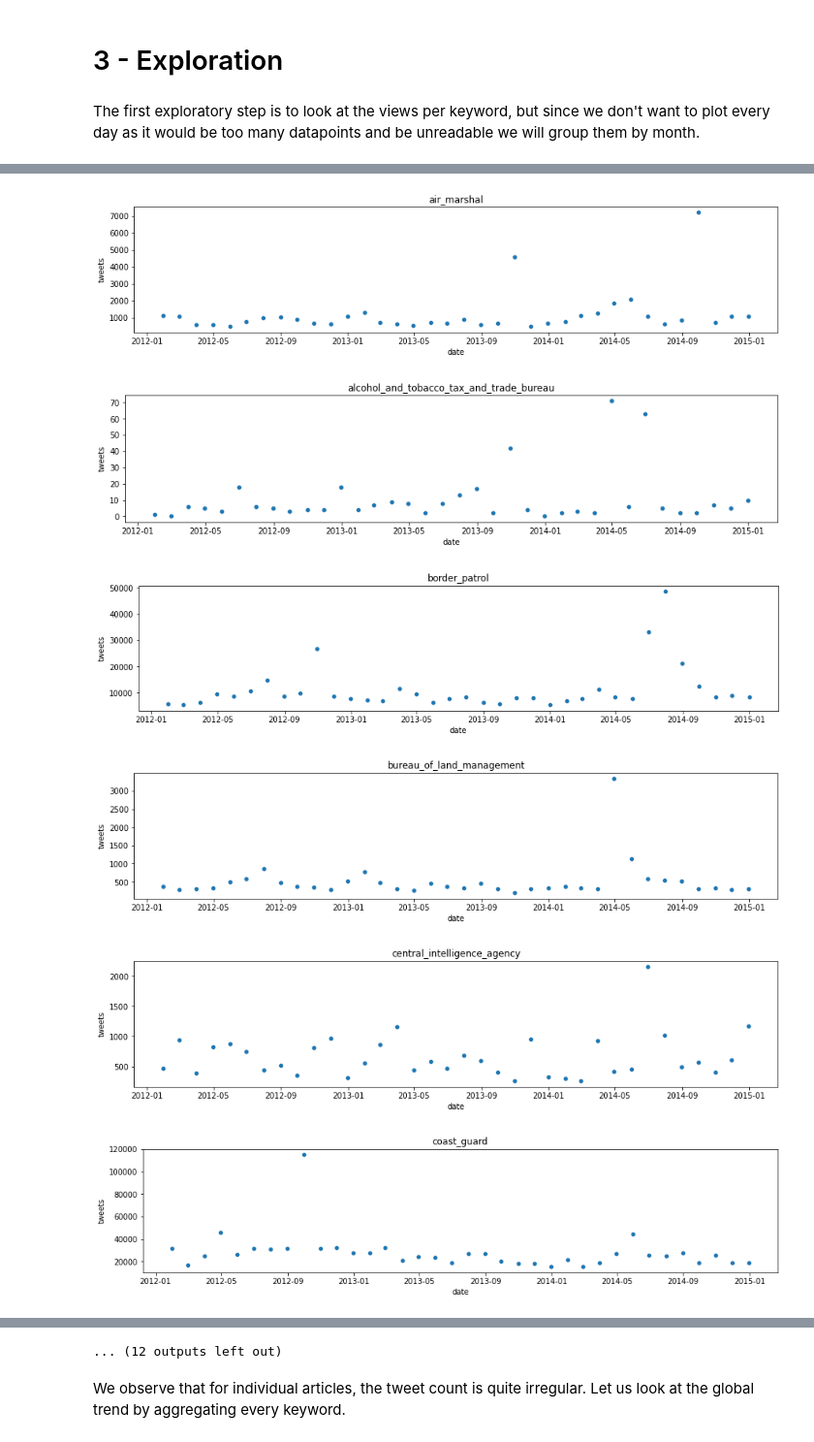
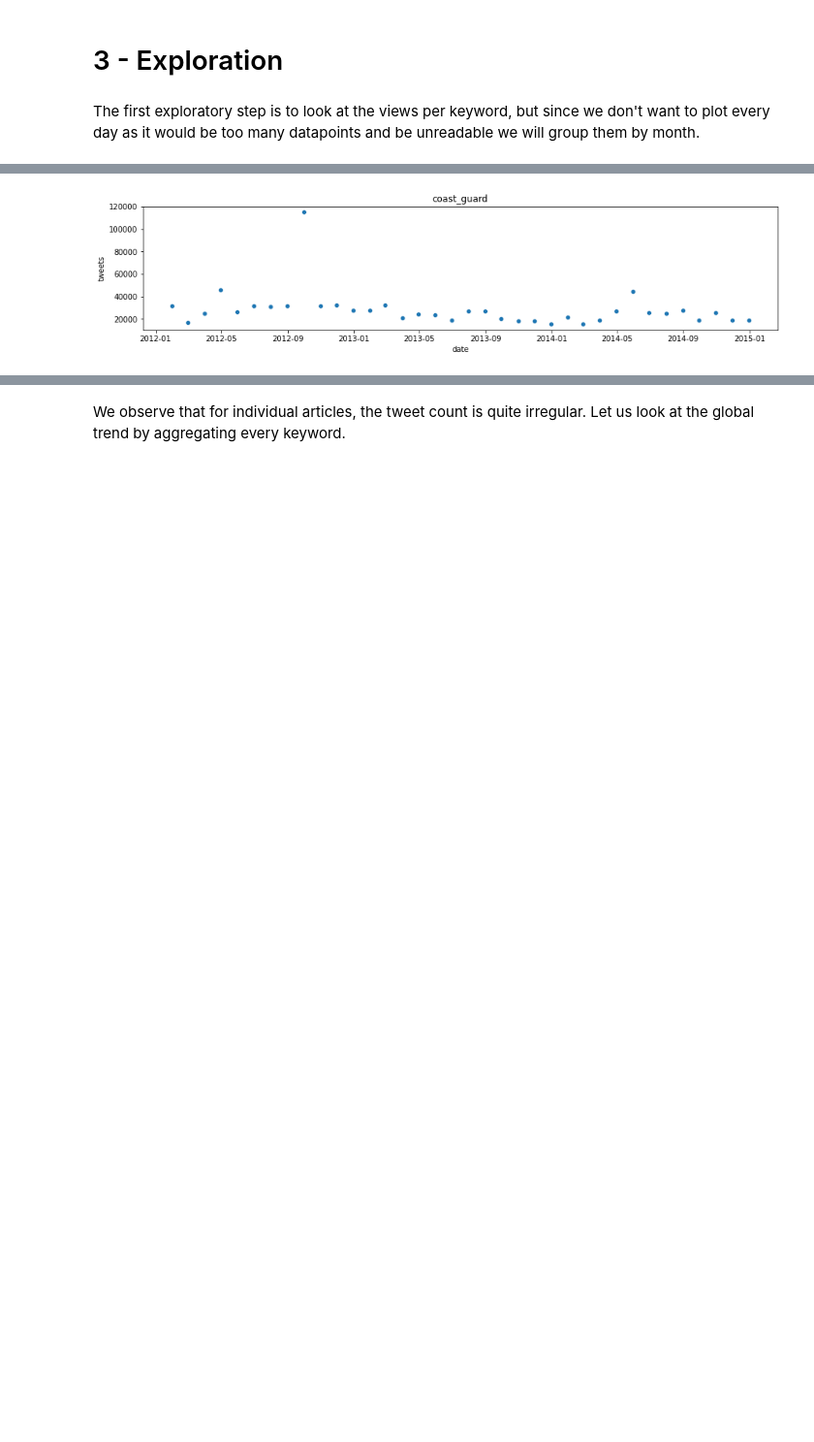
Before and after one commit to JulienVig/CS-401-Tweet-Analysis, a Jupyter notebook: tweet_analysis.ipynb, the cells around one changed output, grey strips where cells are left out. Shown at 97% size. Saved outputs shown, nothing was run; the diff lists cells and outputs as text; code cells hidden in the pictures; blank space fills up the shorter version.

```diff
--- a/tweet_analysis.ipynb
+++ b/tweet_analysis.ipynb
@@ -98,11 +98,18 @@ We know that our databases have no obvious anomalies, and all our dtypes are coh
 # %% [markdown]
 # 3 - Exploration
 # %%
-def plot_articles_monthly(df):
+def plot_articles_monthly(df, sample=False):
     """
-    For a given dataframe, plots the views per month of every keyword
+    For a given dataframe, plots the views per month. Plot a random article is `sample` is
+    `True` and all of them otherwise.
     """
-    for article in df.article.unique():
+    articles = df.article.unique()
+
+    if sample:
+        index = np.random.randint(len(articles))
+        articles = [articles[index]]
+
+    for article in articles:
         monthly = df[df.article == article].groupby(pd.Grouper(key='date', freq='M')).sum()
         plt.figure(figsize=(15,3))
         sns.scatterplot(x='date', y='tweets', data=monthly)
@@ -129,9 +124,4 @@ plot_articles_monthly(terrorism_df)
 # %%
-plot_articles_monthly(domestic_df)
+plot_articles_monthly(domestic_df, sample=True)
 # %% [output]
-[figure, old version]
+[figure, new version]
-[figure, removed]
-[figure, removed]
-[figure, removed]
-[figure, removed]
-[figure, removed]
@@ -144,4 +128,3 @@ plot_articles_monthly(domestic_df)
-... (12 outputs left out)
 # %% [markdown]
 We observe that for individual articles, the tweet count is quite irregular. Let us look at the global trend by aggregating every keyword.
 # %%
```
Also changed, not shown: parts of 15 cells of this notebook.
